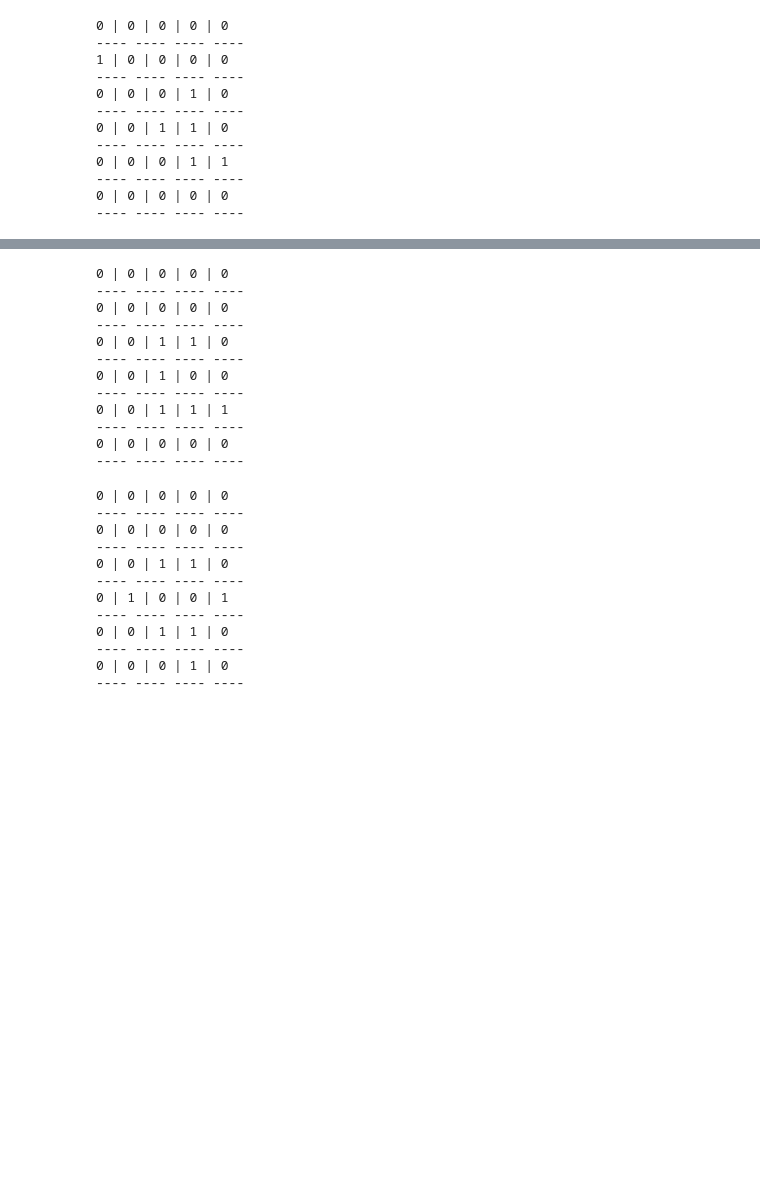
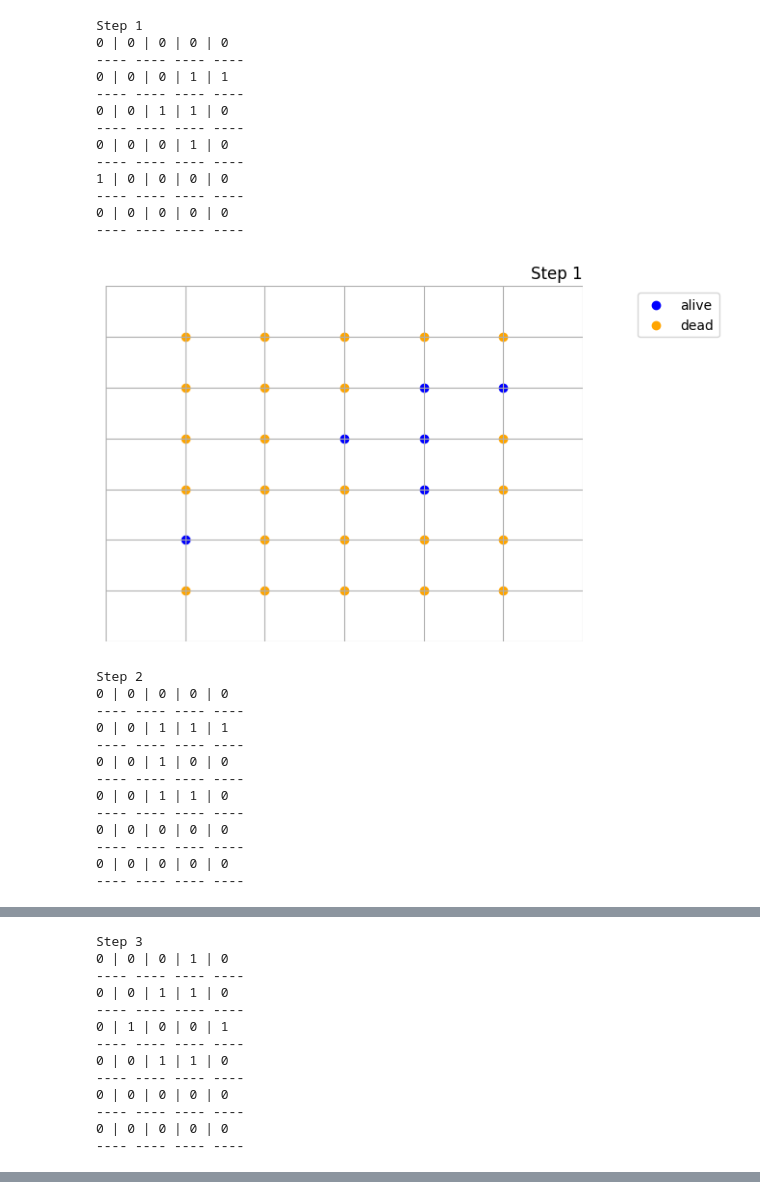
Before and after one commit to jhleakakos/conways-game-of-life, a Jupyter notebook: the_game_of_life.ipynb, the cells around one changed output, grey strips where cells are left out. Drawn from its saved outputs; the diff is of its cells as text; code cells hidden in the pictures; blank space fills up the shorter version.

Commit message:
add logic to move multiple steps and to draw grid with matplotlib

```diff
--- a/the_game_of_life.ipynb
+++ b/the_game_of_life.ipynb
@@ -93,24 +157,40 @@ class GameOfLife(object):
 # %%
+# We'll check that running multiple steps works as expected and matches the grid just above
 game = GameOfLife(5, 6)
 game.populate_grid([
     (2,3)
     , (1,0)
     , (3,3)
     , (3,2)
     , (4,4)
     , (4,3)
 ])
-game.print_grid()
+game.make_n_steps(5)
 # %% [output]
+Step 1
 0 | 0 | 0 | 0 | 0
+---- ---- ---- ----
+0 | 0 | 0 | 1 | 1
+---- ---- ---- ----
+0 | 0 | 1 | 1 | 0
+---- ---- ---- ----
+0 | 0 | 0 | 1 | 0
 ---- ---- ---- ----
 1 | 0 | 0 | 0 | 0
 ---- ---- ---- ----
-0 | 0 | 0 | 1 | 0
----- ---- ---- ----
-0 | 0 | 1 | 1 | 0
----- ---- ---- ----
-0 | 0 | 0 | 1 | 1
----- ---- ---- ----
 0 | 0 | 0 | 0 | 0
 ---- ---- ---- ----
+[figure, added]
+Step 2
+0 | 0 | 0 | 0 | 0
+---- ---- ---- ----
+0 | 0 | 1 | 1 | 1
+---- ---- ---- ----
+0 | 0 | 1 | 0 | 0
+---- ---- ---- ----
+0 | 0 | 1 | 1 | 0
+---- ---- ---- ----
+0 | 0 | 0 | 0 | 0
+---- ---- ---- ----
+0 | 0 | 0 | 0 | 0
+---- ---- ---- ----
@@ -116,0 +198,13 @@ game.print_grid()
+Step 3
+0 | 0 | 0 | 1 | 0
+---- ---- ---- ----
+0 | 0 | 1 | 1 | 0
+---- ---- ---- ----
+0 | 1 | 0 | 0 | 1
+---- ---- ---- ----
+0 | 0 | 1 | 1 | 0
+---- ---- ---- ----
+0 | 0 | 0 | 0 | 0
+---- ---- ---- ----
+0 | 0 | 0 | 0 | 0
+---- ---- ---- ----
@@ -117,32 +253,0 @@ game.print_grid()
-# %%
-game.make_step()
-game.print_grid()
-# %% [output]
-0 | 0 | 0 | 0 | 0
----- ---- ---- ----
-0 | 0 | 0 | 0 | 0
----- ---- ---- ----
-0 | 0 | 1 | 1 | 0
----- ---- ---- ----
-0 | 0 | 1 | 0 | 0
----- ---- ---- ----
-0 | 0 | 1 | 1 | 1
----- ---- ---- ----
-0 | 0 | 0 | 0 | 0
----- ---- ---- ----
-# %%
-game.make_step()
-game.print_grid()
-# %% [output]
-0 | 0 | 0 | 0 | 0
----- ---- ---- ----
-0 | 0 | 0 | 0 | 0
----- ---- ---- ----
-0 | 0 | 1 | 1 | 0
----- ---- ---- ----
-0 | 1 | 0 | 0 | 1
----- ---- ---- ----
-0 | 0 | 1 | 1 | 0
----- ---- ---- ----
-0 | 0 | 0 | 1 | 0
----- ---- ---- ----
```
Also changed, not shown: parts of 3 cells of this notebook, 2 other files.
